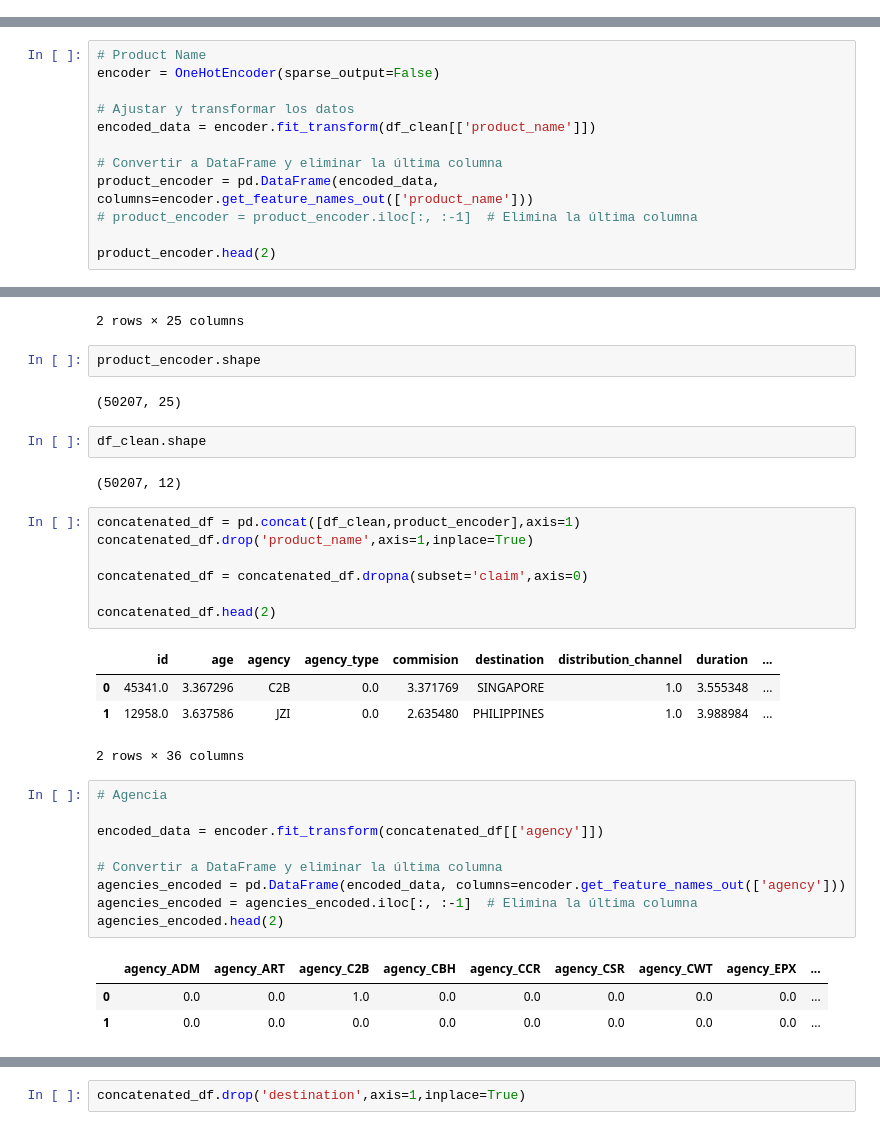
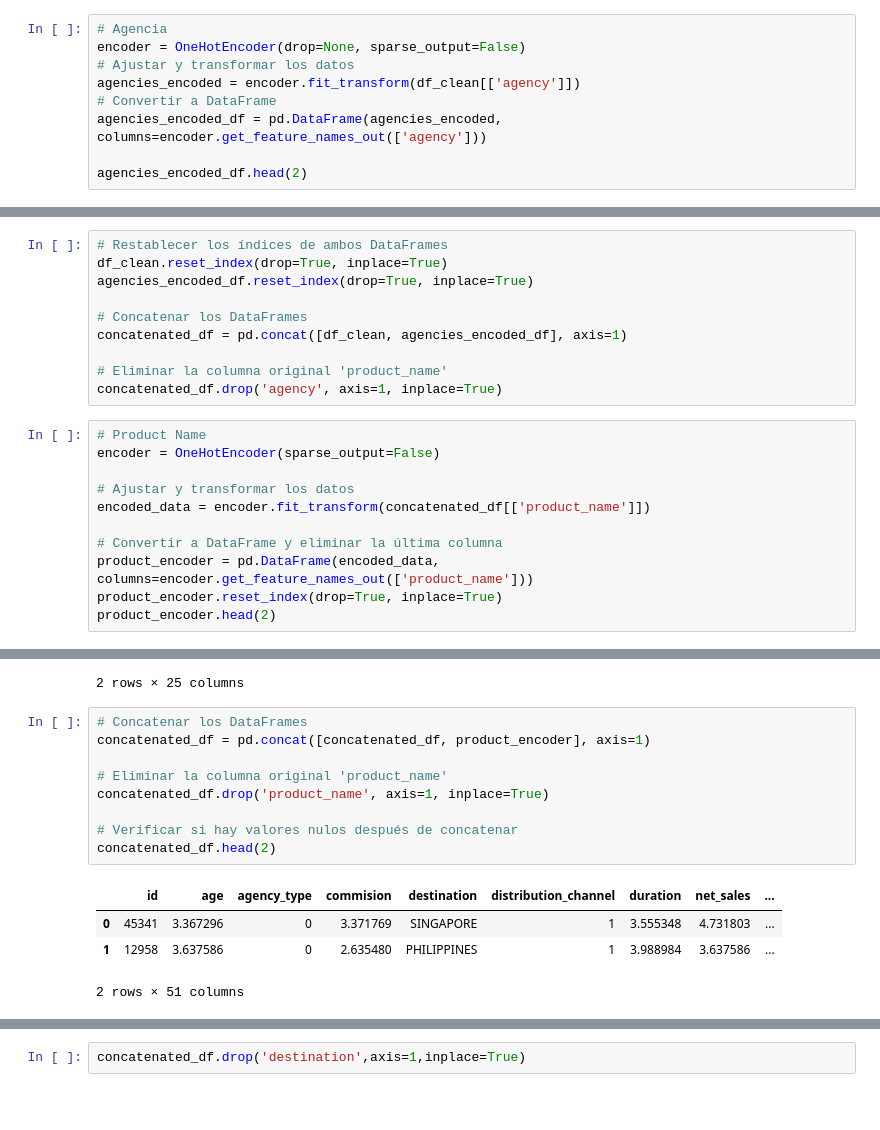
Before and after one commit to gdelgador/MineriaDatos, a Jupyter notebook: Actividad1.ipynb, the cells around one changed output, grey strips where cells are left out. Drawn from its saved outputs; the diff is of its cells as text; blank space fills up the shorter version.

```diff
--- a/Actividad1.ipynb
+++ b/Actividad1.ipynb
@@ -519,3 +522,12 @@ df_clean.destination_category = df_clean.destination_category.astype(int)
 distribution_chn_encoder = OrdinalEncoder(categories=[['Offline','Online']])
 df_clean.distribution_channel = distribution_chn_encoder.fit_transform(df_clean[['distribution_channel']])
 df_clean.distribution_channel = df_clean.distribution_channel.astype(int)
+# %%
+# Agencia
+encoder = OneHotEncoder(drop=None, sparse_output=False)
+# Ajustar y transformar los datos
+agencies_encoded = encoder.fit_transform(df_clean[['agency']])
+# Convertir a DataFrame
+agencies_encoded_df = pd.DataFrame(agencies_encoded, columns=encoder.get_feature_names_out(['agency']))
+
+agencies_encoded_df.head(2)
@@ -522,50 +538,40 @@ df_clean.distribution_channel = df_clean.distribution_channel.astype(int)
+# %%
+# Restablecer los índices de ambos DataFrames
+df_clean.reset_index(drop=True, inplace=True)
+agencies_encoded_df.reset_index(drop=True, inplace=True)
+
+# Concatenar los DataFrames
+concatenated_df = pd.concat([df_clean, agencies_encoded_df], axis=1)
+
+# Eliminar la columna original 'product_name'
+concatenated_df.drop('agency', axis=1, inplace=True)
 # %%
 # Product Name
 encoder = OneHotEncoder(sparse_output=False)
 
 # Ajustar y transformar los datos
-encoded_data = encoder.fit_transform(df_clean[['product_name']])
+encoded_data = encoder.fit_transform(concatenated_df[['product_name']])
 
 # Convertir a DataFrame y eliminar la última columna
 product_encoder = pd.DataFrame(encoded_data, columns=encoder.get_feature_names_out(['product_name']))
-# product_encoder = product_encoder.iloc[:, :-1]  # Elimina la última columna
-
+product_encoder.reset_index(drop=True, inplace=True)
 product_encoder.head(2)
 # %% [output]
 |  | product_name_1 way Comprehensive ... | product_name_2 way Comprehensive ... | product_name_24 Protect | product_name_Annual Gold Plan | ... |
 | 0 | 0.0 | 0.0 | 0.0 | 0.0 | ... |
 | 1 | 0.0 | 0.0 | 0.0 | 0.0 | ... |
 2 rows × 25 columns
-# %%
-product_encoder.shape
-# %% [output]
-(50207, 25)
-# %%
-df_clean.shape
-# %% [output]
-(50207, 12)
 # %%
-concatenated_df = pd.concat([df_clean,product_encoder],axis=1)
-concatenated_df.drop('product_name',axis=1,inplace=True)
+# Concatenar los DataFrames
+concatenated_df = pd.concat([concatenated_df, product_encoder], axis=1)
 
-concatenated_df = concatenated_df.dropna(subset='claim',axis=0)
+# Eliminar la columna original 'product_name'
+concatenated_df.drop('product_name', axis=1, inplace=True)
 
+# Verificar si hay valores nulos después de concatenar
 concatenated_df.head(2)
 # %% [output]
-|  | id | age | agency | agency_type | commision | destination | distribution_channel | duration | ... |
-| 0 | 45341.0 | 3.367296 | C2B | 0.0 | 3.371769 | SINGAPORE | 1.0 | 3.555348 | ... |
-| 1 | 12958.0 | 3.637586 | JZI | 0.0 | 2.635480 | PHILIPPINES | 1.0 | 3.988984 | ... |
+|  | id | age | agency_type | commision | destination | distribution_channel | duration | net_sales | ... |
+| 0 | 45341 | 3.367296 | 0 | 3.371769 | SINGAPORE | 1 | 3.555348 | 4.731803 | ... |
+| 1 | 12958 | 3.637586 | 0 | 2.635480 | PHILIPPINES | 1 | 3.988984 | 3.637586 | ... |
-2 rows × 36 columns
+2 rows × 51 columns
-# %%
-# Agencia
-
-encoded_data = encoder.fit_transform(concatenated_df[['agency']])
-
-# Convertir a DataFrame y eliminar la última columna
-agencies_encoded = pd.DataFrame(encoded_data, columns=encoder.get_feature_names_out(['agency']))
-agencies_encoded = agencies_encoded.iloc[:, :-1]  # Elimina la última columna
-agencies_encoded.head(2)
-# %% [output]
-|  | agency_ADM | agency_ART | agency_C2B | agency_CBH | agency_CCR | agency_CSR | agency_CWT | agency_EPX | ... |
-| 0 | 0.0 | 0.0 | 1.0 | 0.0 | 0.0 | 0.0 | 0.0 | 0.0 | ... |
-| 1 | 0.0 | 0.0 | 0.0 | 0.0 | 0.0 | 0.0 | 0.0 | 0.0 | ... |
```
Also changed, not shown: parts of 16 cells of this notebook, 2 other files.
